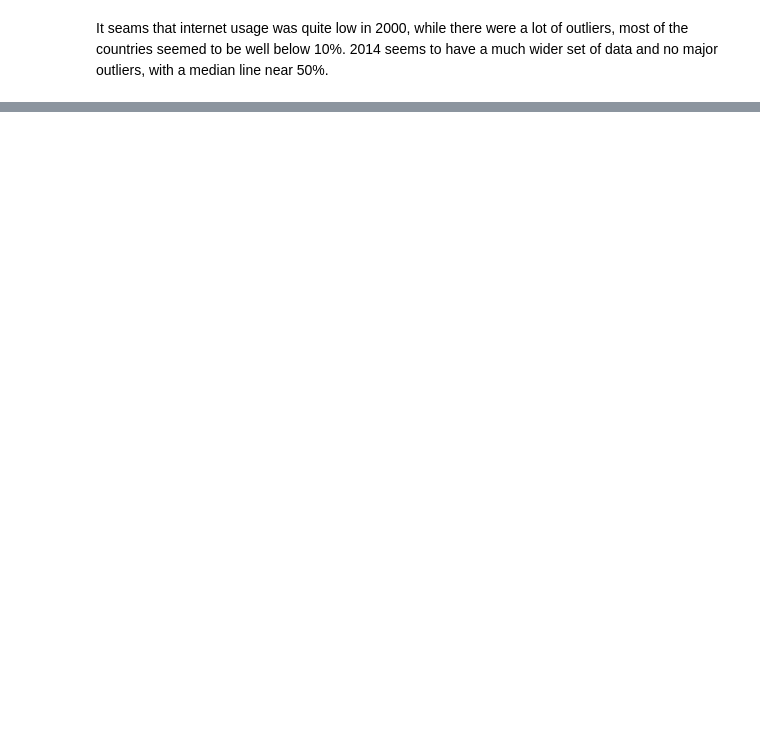
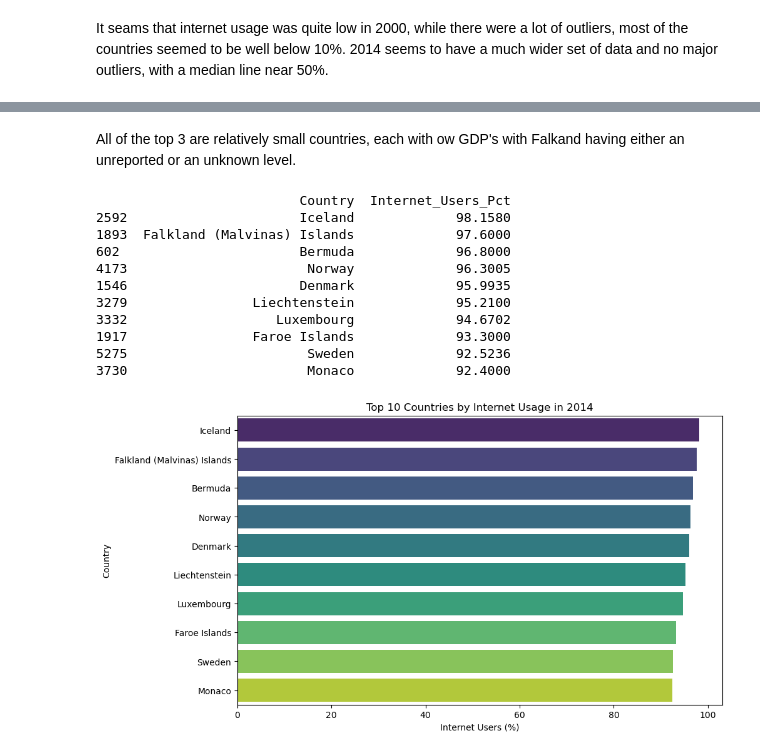
Before and after one commit to NSS-Data-Analytics-Cohort-16/da16-python-gdp-and-internet-use-analysis-MatthewRitchey, a Jupyter notebook: notebooks/gdp_per_capita.ipynb, the cells around one changed output, grey strips where cells are left out. Cells and saved outputs as stored; diff of their text form; code cells hidden in the pictures; blank space fills up the shorter version.

```diff
--- a/notebooks/gdp_per_capita.ipynb
+++ b/notebooks/gdp_per_capita.ipynb
@@ -552,0 +681,34 @@ internet_2014 = internet_df[internet_df["Year"] == 2014]
+# %% [markdown]
+All of the top 3 are relatively small countries, each with ow GDP's with Falkand having either an unreported
+or an unknown level.
+# %%
+# for my own curiosity, I am making a chart that shows the top 10 countries for internet usage in 2014
+top10_countries = internet_2014.nlargest(10, "Internet_Users_Pct")
+print(top10_countries[["Country", "Internet_Users_Pct"]])
+
+plt.figure(figsize=(10,6))
+sns.barplot(
+    data=top10_countries,
+    x="Internet_Users_Pct",
+    y="Country",
+    hue="Country",
+    palette="viridis",
+    legend=False)
+
+plt.title("Top 10 Countries by Internet Usage in 2014")
+plt.xlabel("Internet Users (%)")
+plt.ylabel("Country")
+plt.show()
+# %% [output]
+                          Country  Internet_Users_Pct
+2592                      Iceland             98.1580
+1893  Falkland (Malvinas) Islands             97.6000
+602                       Bermuda             96.8000
+4173                       Norway             96.3005
+1546                      Denmark             95.9935
+3279                Liechtenstein             95.2100
+3332                   Luxembourg             94.6702
+1917                Faroe Islands             93.3000
+5275                       Sweden             92.5236
+3730                       Monaco             92.4000
+[figure, added]
```
Also changed, not shown: parts of 28 cells of this notebook.
